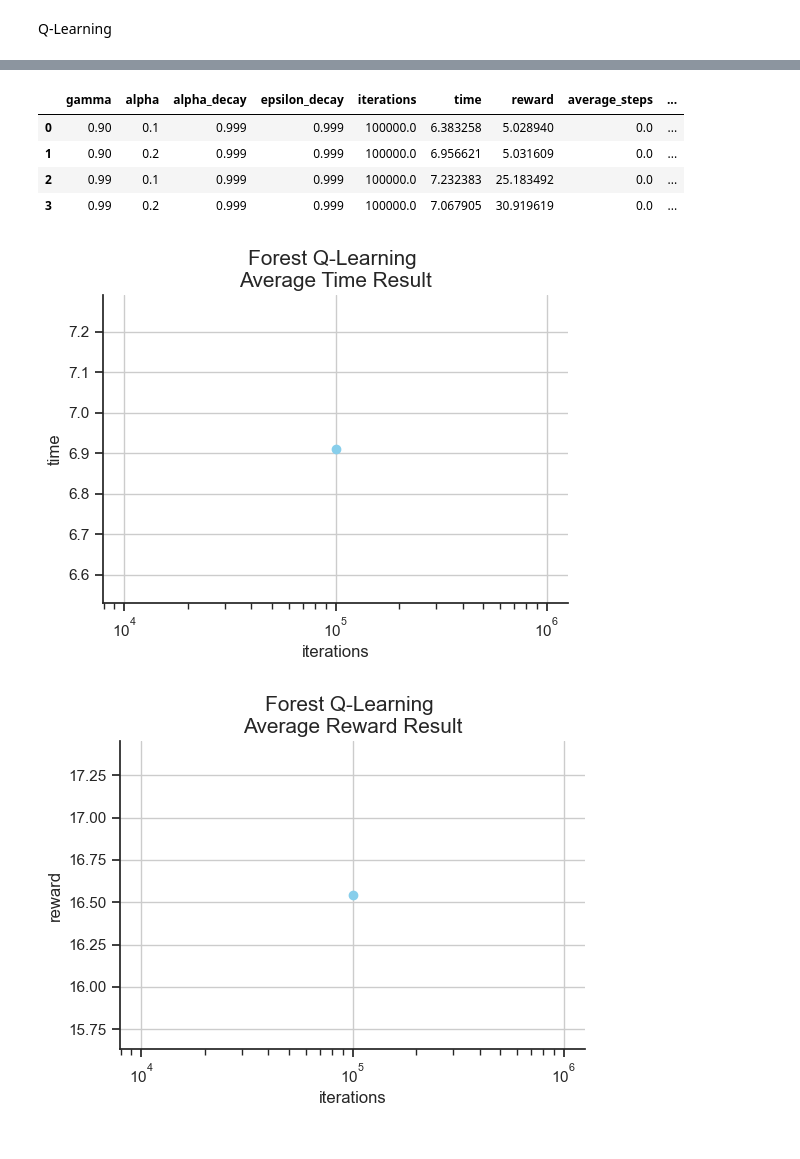
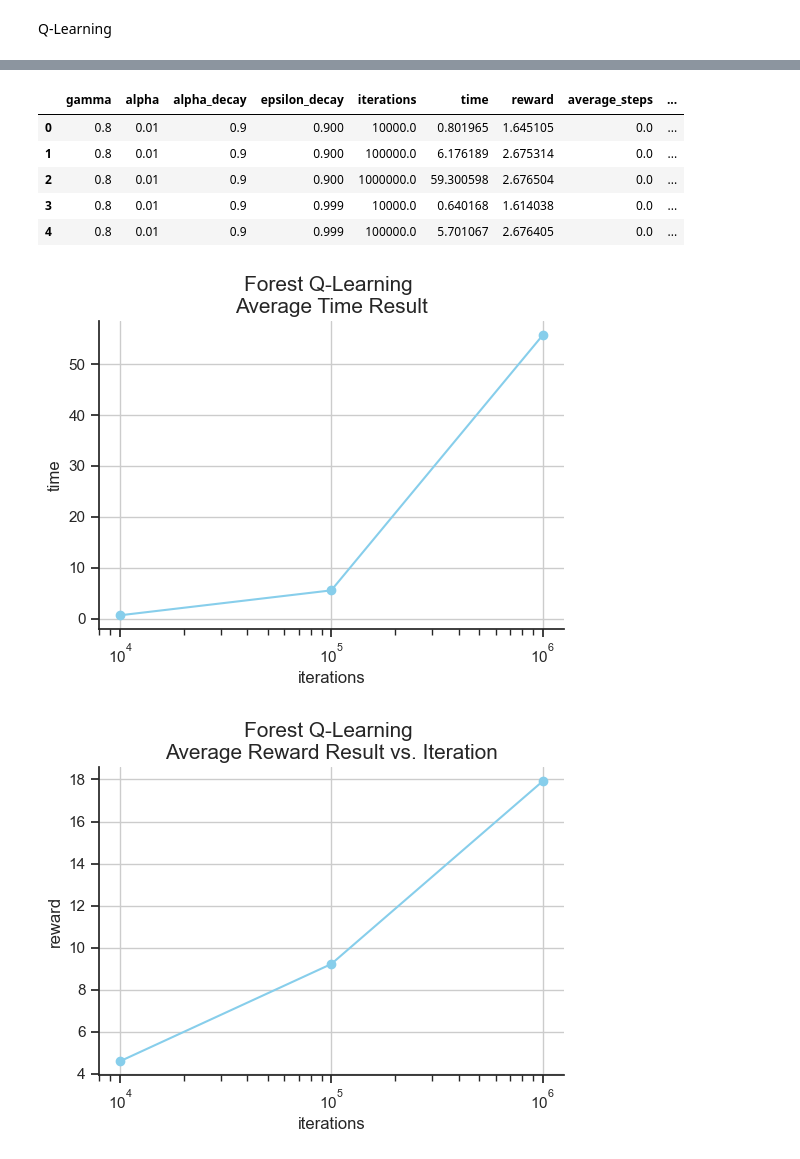
Before and after one commit to skirenekim/CS7641-Machine-Learning, a Jupyter notebook: HW4/main.ipynb, the cells around one changed output, grey strips where cells are left out. Saved outputs shown, nothing was run; the diff lists cells and outputs as text; code cells hidden in the pictures.

```diff
--- a/HW4/main.ipynb
+++ b/HW4/main.ipynb
@@ -399,0 +436,7 @@ Avg_iter
+# %%
+target = policy_iter_2['reward']
+plt.figure(figsize=(6,5))
+sns.set(style="whitegrid")
+sns.lineplot(x = policy_iter_2['gamma'], y = target, color = 'skyblue', marker = 'o')
+plt.suptitle("Forest Convergence")
+plt.ylabel('Rewards')
@@ -413,16 +459,16 @@ Best Result:
 # %% [markdown]
 Q-Learning
 # %%
-# gammas         = [0.8, 0.9, 0.99]
-# alphas         = [0.01, 0.1, 0.2]
-# alpha_decays   = [0.9, 0.999]
-# epsilon_decays = [0.9, 0.999]
-# iterations     = [1e5, 1e6, 1e7]
-gammas         = [0.9, 0.99]
-alphas         = [0.1, 0.2]
-alpha_decays   = [0.999]
-epsilon_decays = [0.999]
-iterations     = [1e5]
+gammas         = [0.8, 0.9, 0.99]
+alphas         = [0.01, 0.1, 0.2]
+alpha_decays   = [0.9, 0.999]
+epsilon_decays = [0.9, 0.999]
+iterations     = [1e4, 1e5, 1e6]
+# gammas         = [0.9, 0.99]
+# alphas         = [0.1, 0.2]
+# alpha_decays   = [0.999]
+# epsilon_decays = [0.999]
+# iterations     = [1e5]
 # %%
 q_learn_2  = Q_learning_v2(T, R, gammas, alphas, alpha_decays=alpha_decays, epsilon_decays=epsilon_decays, n_iterations=iterations, showResults=False)
 # %% [output]
@@ -443,11 +492,12 @@ Gamma: 0.99,    Alpha: 0.20,    Alpha Decay:0.999,      Epsilon Decay:0.999,
 # %%
-q_learn_2
+q_learn_2.head()
 # %% [output]
 |  | gamma | alpha | alpha_decay | epsilon_decay | iterations | time | reward | average_steps | ... |
-| 0 | 0.90 | 0.1 | 0.999 | 0.999 | 100000.0 | 6.383258 | 5.028940 | 0.0 | ... |
-| 1 | 0.90 | 0.2 | 0.999 | 0.999 | 100000.0 | 6.956621 | 5.031609 | 0.0 | ... |
-| 2 | 0.99 | 0.1 | 0.999 | 0.999 | 100000.0 | 7.232383 | 25.183492 | 0.0 | ... |
-| 3 | 0.99 | 0.2 | 0.999 | 0.999 | 100000.0 | 7.067905 | 30.919619 | 0.0 | ... |
+| 0 | 0.8 | 0.01 | 0.9 | 0.900 | 10000.0 | 0.801965 | 1.645105 | 0.0 | ... |
+| 1 | 0.8 | 0.01 | 0.9 | 0.900 | 100000.0 | 6.176189 | 2.675314 | 0.0 | ... |
+| 2 | 0.8 | 0.01 | 0.9 | 0.900 | 1000000.0 | 59.300598 | 2.676504 | 0.0 | ... |
+| 3 | 0.8 | 0.01 | 0.9 | 0.999 | 10000.0 | 0.640168 | 1.614038 | 0.0 | ... |
+| 4 | 0.8 | 0.01 | 0.9 | 0.999 | 100000.0 | 5.701067 | 2.676405 | 0.0 | ... |
 # %%
 # Look at correlation matrix
 interest = ['gamma', 'alpha', 'alpha_decay', 'epsilon_decay', 'iterations', 'reward', 'time']
@@ -456,11 +506,16 @@ interest = ['gamma', 'alpha', 'alpha_decay', 'epsilon_decay', 'iterations', 'rew
 ql_df_2 = q_learn_2[interest]
 # %%
 mode = 'Forest Q-Learning \n'
+ql_plot_result(ql_df_2, interest,  'iterations', 'time', title=mode +'Average Time Result', logscale=True)
+ql_plot_result(ql_df_2, interest, 'iterations', 'reward', title=mode+'Average Reward Result vs. Iteration', logscale=True)
+ql_plot_result(ql_df_2, interest, 'alpha_decay', 'reward', title=mode+'Average Reward vs. Alpha Decay')
+ql_plot_result(ql_df_2, interest,'gamma', 'reward', title=mode+'Average Reward vs. Gamma')
 
-ql_plot_result(ql_df_2, interest,  'iterations', 'time', title=mode +'Average Time Result', logscale=True)
-ql_plot_result(ql_df_2, interest, 'iterations', 'reward', title=mode+'Average Reward Result', logscale=True)
-ql_plot_result(ql_df_2, interest, 'alpha_decay', 'reward', title=mode+'Average Reward Rvs. Alpha Decay')
-ql_plot_result(ql_df_2, interest,'gamma', 'reward', title=mode+'Average Reward vs. Gamma')
+# ql_plot_result(ql_df_2, interest, 'iterations', 'time', title=mode+'Average Time Result', logscale=True)
+# ql_plot_result(ql_df_2, interest, 'iterations', 'success_pct', title=mode+'\n Average Success Ratio vs. Iteration', logscale=True)
+# ql_plot_result(ql_df_2, interest, 'alpha_decay', 'success_pct', title=mode+'\n Average Success Ratio vs. Alpha Decay')
+# ql_plot_result(ql_df_2, interest, 'iterations', 'reward', title=mode+'Rewards vs. Iteration', logscale=True)
+# ql_plot_result(ql_df_2, interest, 'gamma', 'iterations', title=mode+'Iterations vs. Gamma')
 # %% [output]
-[figure, old version]
+[figure, new version]
-[figure, old version]
+[figure, new version]
```
Also changed, not shown: parts of 24 cells of this notebook, 28 other files.
